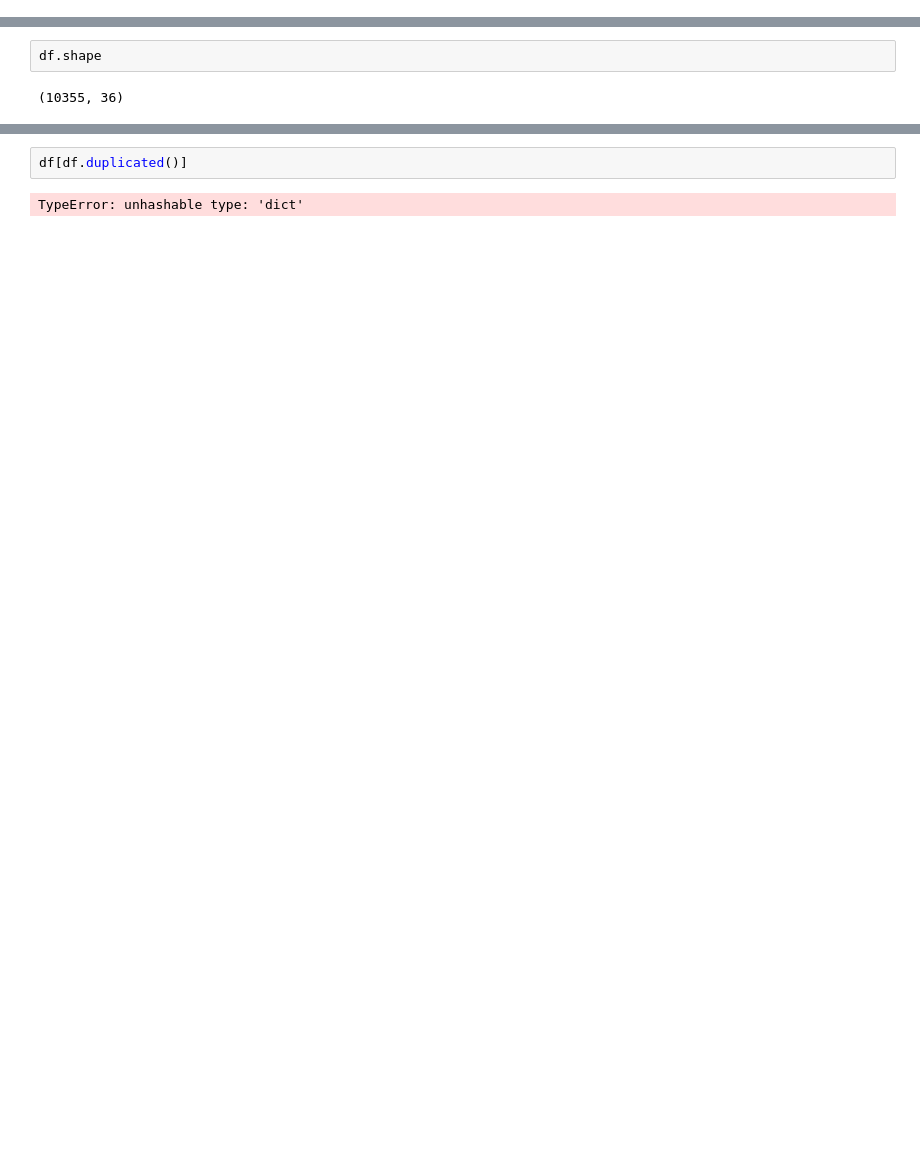
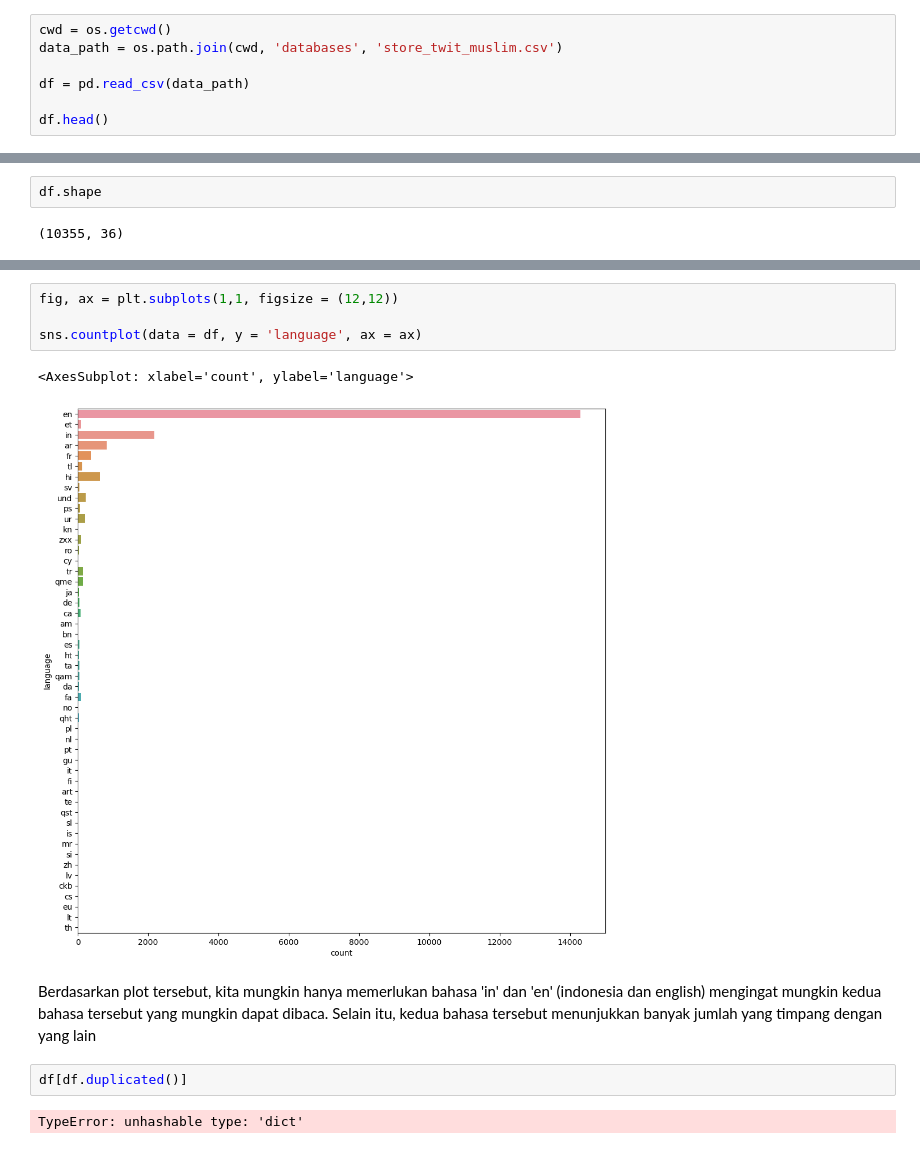
Before and after one commit to rarmnsyah/DATASCIENCE, a Jupyter notebook: MEGA-PROJECT/main.ipynb, the cells around one changed output, grey strips where cells are left out. Drawn from its saved outputs; the diff is of its cells as text; blank space fills up the shorter version.

Commit message:
membaca medium full stack data science project
mengambil contoh project buku (cara scraping web html)

```diff
--- a/MEGA-PROJECT/main.ipynb
+++ b/MEGA-PROJECT/main.ipynb
@@ -27,0 +14,7 @@ df.head()
+# %%
+cwd = os.getcwd()
+data_path = os.path.join(cwd, 'databases', 'store_twit_muslim.csv')
+
+df = pd.read_csv(data_path)
+
+df.head()
@@ -36,3 +41,12 @@ pandas.core.frame.DataFrame
+# %%
+fig, ax = plt.subplots(1,1, figsize = (12,12))
+
+sns.countplot(data = df, y = 'language', ax = ax)
+# %% [output]
+<AxesSubplot: xlabel='count', ylabel='language'>
+[figure, added]
+# %% [markdown]
+Berdasarkan plot tersebut, kita mungkin hanya memerlukan bahasa 'in' dan 'en' (indonesia dan english) mengingat mungkin kedua bahasa tersebut yang mungkin dapat dibaca. Selain itu, kedua bahasa tersebut menunjukkan banyak jumlah yang timpang dengan yang lain
 # %%
 df[df.duplicated()]
 # %% [output]
```
Also changed, not shown: parts of 5 cells of this notebook, 3 other files.
